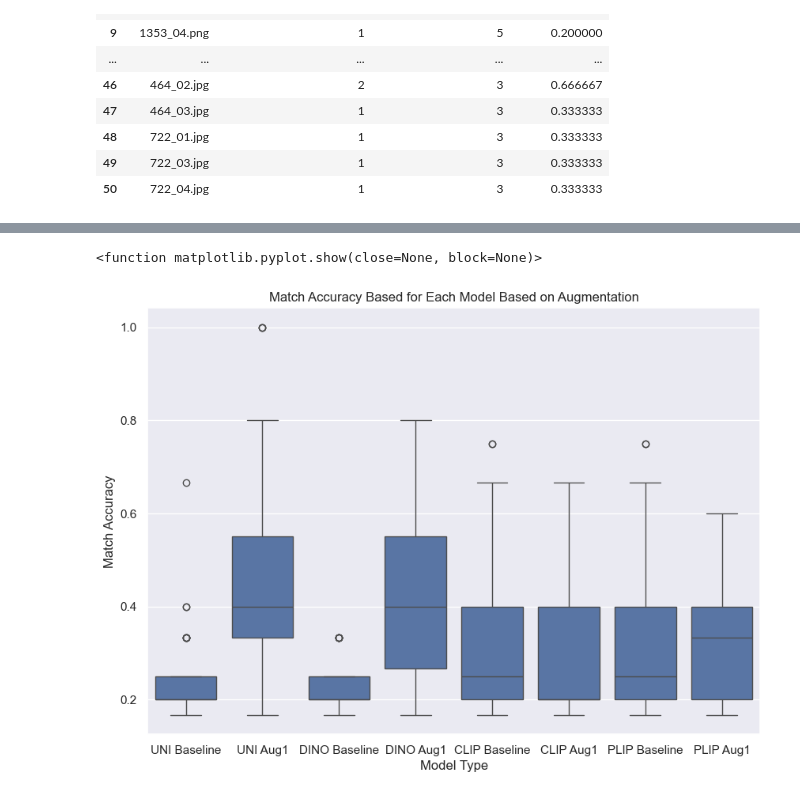
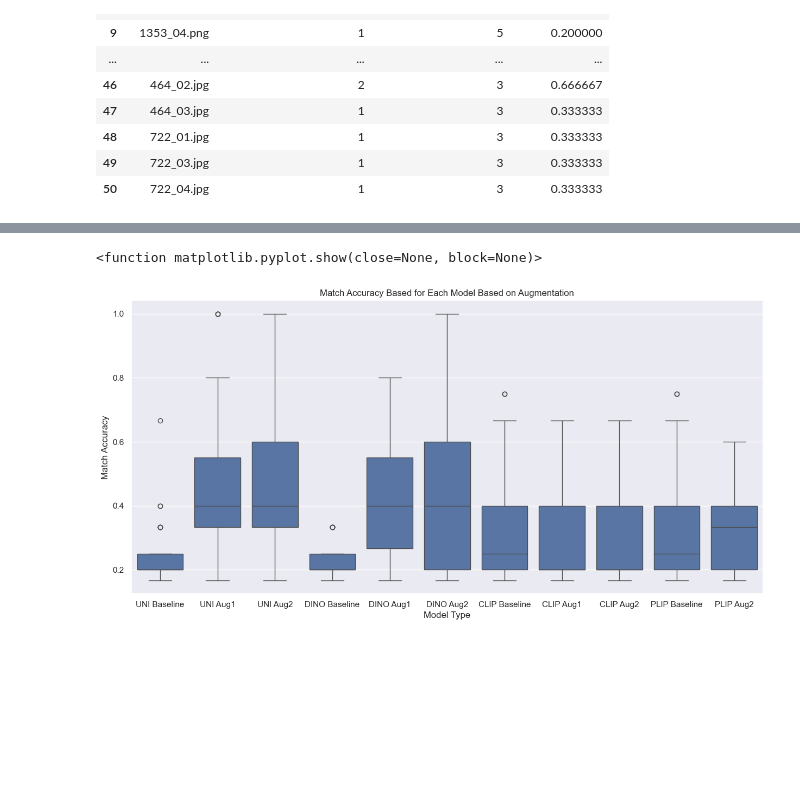
Before and after one commit to p1nkuu/CBIR-Image, a Jupyter notebook: CBIR IMAGE EVAL GRAPHS.ipynb, the cells around one changed output, grey strips where cells are left out. Cells and saved outputs as stored; diff of their text form; code cells hidden in the pictures; blank space fills up the shorter version.

```diff
--- a/CBIR IMAGE EVAL GRAPHS.ipynb
+++ b/CBIR IMAGE EVAL GRAPHS.ipynb
@@ -164,24 +164,32 @@ plt.show()
 # %%
 fileunib = '/Users/aditibelle/Desktop/baseline_evaluation_results_uni.csv'
 fileunia = '/Users/aditibelle/Desktop/aug1_evaluation_results_uni.csv'
+fileuniaa = '/Users/aditibelle/Desktop/aug2_evaluation_results_uni.csv'
 
 filedinob = '/Users/aditibelle/Desktop/baseline_evaluation_results_dino.csv'
 filedinoa = '/Users/aditibelle/Desktop/aug1_evaluation_results_dino.csv'
+filedinoaa = '/Users/aditibelle/Desktop/aug2_evaluation_results_dino.csv'
 
 fileclipb = '/Users/aditibelle/Desktop/baseline_evaluation_results_clip.csv'
 fileclipa = '/Users/aditibelle/Desktop/augmentation1_evaluation_results_clip.csv'
+fileclipaa = '/Users/aditibelle/Desktop/aug2_evaluation_results_clip.csv'
 
 fileplipb = '/Users/aditibelle/Desktop/baseline_evaluation_results_plip.csv'
 fileplipa = '/Users/aditibelle/Desktop/augmentation1_evaluation_results_plip.csv'
+fileplipaa = '/Users/aditibelle/Desktop/aug2_evaluation_results_plip.csv'
 # %%
 dfub= pd.read_csv(fileunib, header=0)
 dfua= pd.read_csv(fileunia, header=0)
+dfuaa= pd.read_csv(fileuniaa, header=0)
 dfdb= pd.read_csv(filedinob, header=0)
 dfda= pd.read_csv(filedinoa, header=0)
+dfdaa= pd.read_csv(filedinoaa, header=0)
 dfcb = pd.read_csv(fileclipb, header=0)
 dfca = pd.read_csv(fileclipa, header=0)
+dfcaa = pd.read_csv(fileclipaa, header=0)
 dfpb = pd.read_csv(fileplipb, header=0)
 dfpa = pd.read_csv(fileplipa, header=0)
+dfpaa = pd.read_csv(fileplipaa, header=0)
 # %%
 dfub
 # %% [output]
@@ -345,22 +353,26 @@ dfpa
 # %%
 dfub['Model Type'] = 'UNI Baseline'
 dfua['Model Type'] = 'UNI Aug1'
+dfuaa['Model Type'] = 'UNI Aug2'
 dfdb['Model Type'] = 'DINO Baseline'
 dfda['Model Type'] = 'DINO Aug1'
+dfdaa['Model Type'] = 'DINO Aug2'
 dfcb['Model Type'] = 'CLIP Baseline'
 dfca['Model Type'] = 'CLIP Aug1'
+dfcaa['Model Type'] = 'CLIP Aug2'
 dfpb['Model Type'] = 'PLIP Baseline'
 dfpa['Model Type'] = 'PLIP Aug1'
+dfpa['Model Type'] = 'PLIP Aug2'
 # %%
-combined2 = pd.concat([dfub, dfua, dfdb, dfda, dfcb, dfca, dfpb, dfpa], ignore_index=True)
+combined2 = pd.concat([dfub, dfua, dfuaa, dfdb, dfda, dfdaa, dfcb, dfca, dfcaa, dfpb, dfpa, dfpaa], ignore_index=True)
 # %%
-plt.figure(figsize=(10,7))
+plt.figure(figsize=(15,7))
 sns.boxplot(x='Model Type', y='Match Accuracy', data=combined2)
 plt.title('Match Accuracy Based for Each Model Based on Augmentation')
 plt.show
 # %% [output]
 <function matplotlib.pyplot.show(close=None, block=None)>
-[figure, old version]
+[figure, new version]
 # %%
 plt.figure(figsize=(10,7))
 sns.violinplot(x='Model Type', y='Match Accuracy', data=combined2)
```
Also changed, not shown: parts of 6 cells of this notebook.
